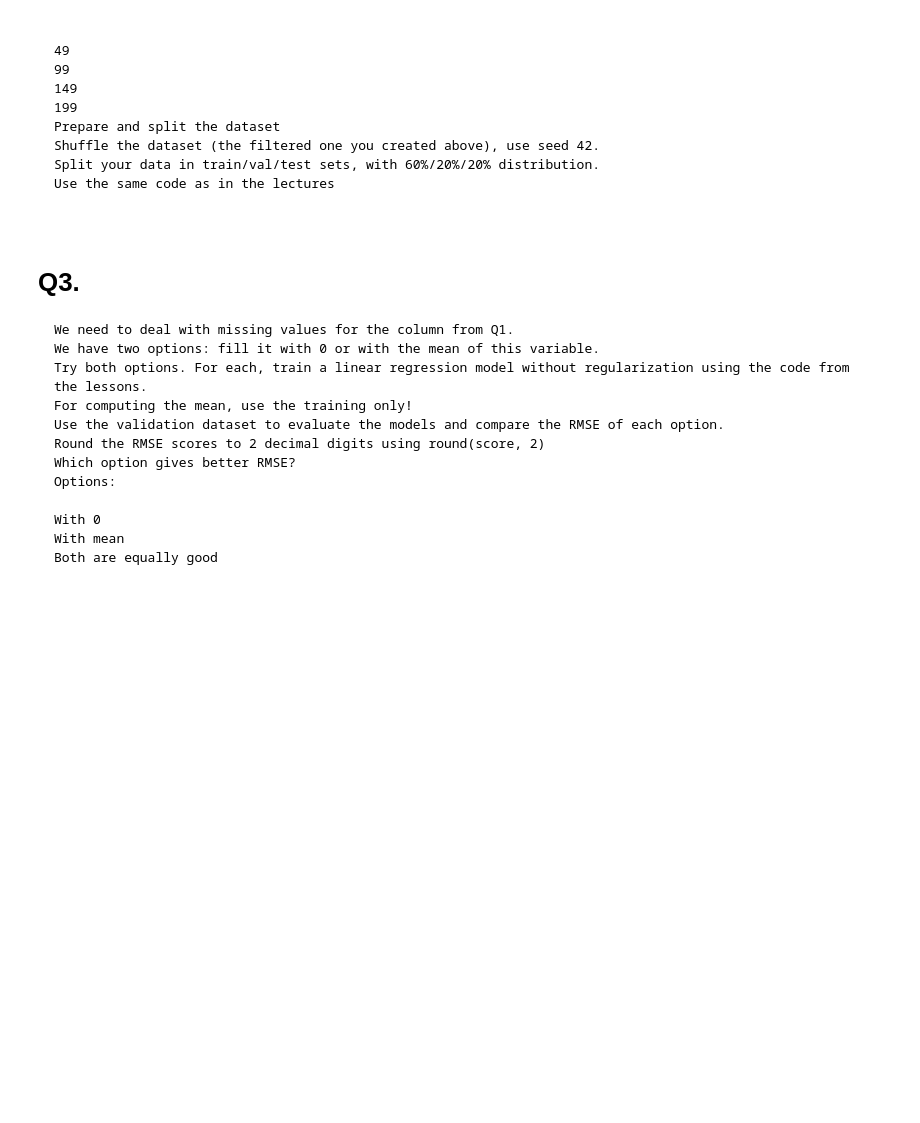
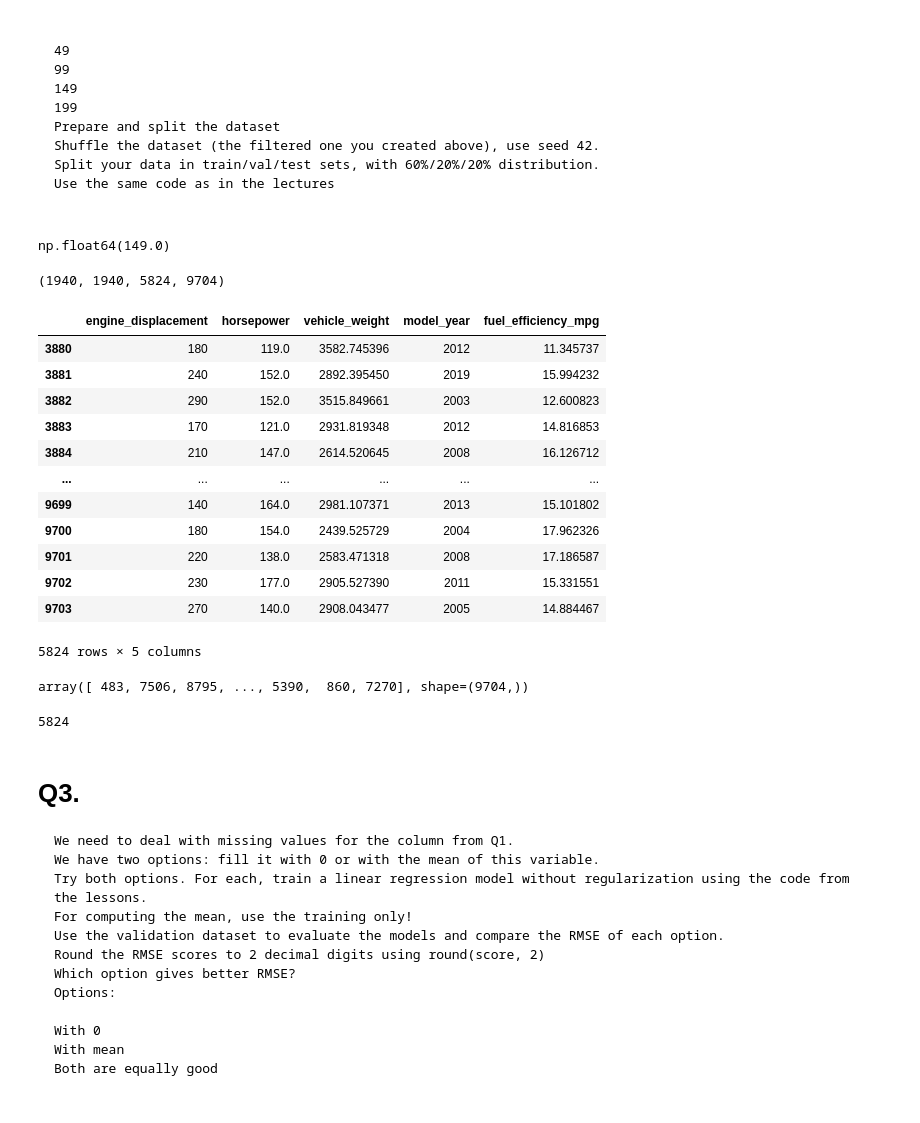
Before and after one commit to RajendraRawale/Machine_Learning_Zoomcamp_Homework, a Jupyter notebook: Homework-02.ipynb, the cells around one changed output. Saved outputs shown, nothing was run; the diff lists cells and outputs as text; code cells hidden in the pictures; blank space fills up the shorter version.

```diff
--- a/Homework-02.ipynb
+++ b/Homework-02.ipynb
@@ -67,0 +68,47 @@ Use the same code as in the lectures
+# %%
+Mydata['horsepower'].median()
+# %% [output]
+np.float64(149.0)
+# %%
+n=len(Mydata)
+
+n_val=int(n*0.2)
+n_test=int(n*0.2)
+n_train=n-(n_val+n_test)
+
+n_val,n_test,n_train,n_val+n_test+n_train
+# %% [output]
+(1940, 1940, 5824, 9704)
+# %%
+df_val=Mydata.iloc[:n_val]
+df_test=Mydata.iloc[n_val:n_val+n_test]
+df_train=Mydata.iloc[n_val+n_test:]
+df_train
+# %% [output]
+|  | engine_displacement | horsepower | vehicle_weight | model_year | fuel_efficiency_mpg |
+| 3880 | 180 | 119.0 | 3582.745396 | 2012 | 11.345737 |
+| 3881 | 240 | 152.0 | 2892.395450 | 2019 | 15.994232 |
+| 3882 | 290 | 152.0 | 3515.849661 | 2003 | 12.600823 |
+| 3883 | 170 | 121.0 | 2931.819348 | 2012 | 14.816853 |
+| 3884 | 210 | 147.0 | 2614.520645 | 2008 | 16.126712 |
+| ... | ... | ... | ... | ... | ... |
+| 9699 | 140 | 164.0 | 2981.107371 | 2013 | 15.101802 |
+| 9700 | 180 | 154.0 | 2439.525729 | 2004 | 17.962326 |
+| 9701 | 220 | 138.0 | 2583.471318 | 2008 | 17.186587 |
+| 9702 | 230 | 177.0 | 2905.527390 | 2011 | 15.331551 |
+| 9703 | 270 | 140.0 | 2908.043477 | 2005 | 14.884467 |
+5824 rows × 5 columns
+# %%
+idx=np.arange(n)
+np.random.seed(42)
+np.random.shuffle(idx)
+idx
+# %% [output]
+array([ 483, 7506, 8795, ..., 5390,  860, 7270], shape=(9704,))
+# %%
+df_train=Mydata.iloc[idx[:n_train]]
+df_val=Mydata.iloc[idx[n_train:n_train+n_val]]
+df_test=Mydata.iloc[idx[n_train+n_val:]]
+len(df_train)
+# %% [output]
+5824
```
Also changed, not shown: parts of 28 cells of this notebook.
